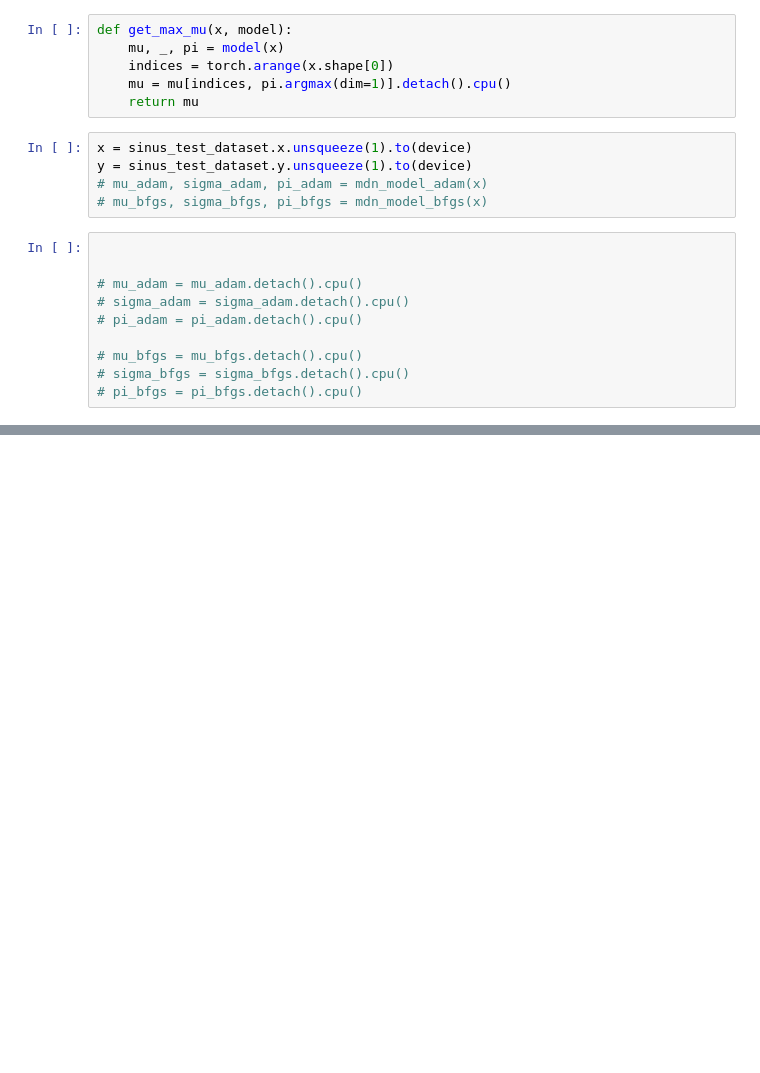
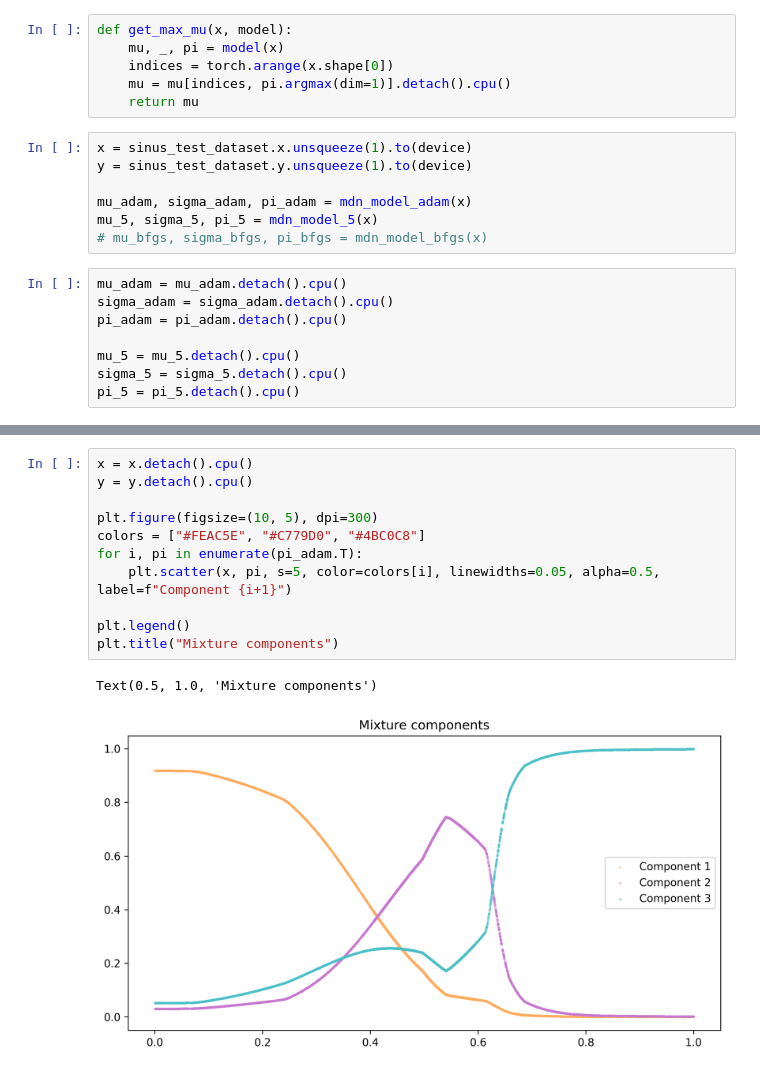
Before and after one commit to clementw168/mixture-density-net, a Jupyter notebook: misc.ipynb, the cells around one changed output, grey strips where cells are left out. Cells and saved outputs as stored; diff of their text form; blank space fills up the shorter version.

```diff
--- a/misc.ipynb
+++ b/misc.ipynb
@@ -170,16 +170,16 @@ def get_max_mu(x, model):
 # %%
 x = sinus_test_dataset.x.unsqueeze(1).to(device)
 y = sinus_test_dataset.y.unsqueeze(1).to(device)
-# mu_adam, sigma_adam, pi_adam = mdn_model_adam(x)
+
+mu_adam, sigma_adam, pi_adam = mdn_model_adam(x)
+mu_5, sigma_5, pi_5 = mdn_model_5(x)
 # mu_bfgs, sigma_bfgs, pi_bfgs = mdn_model_bfgs(x)
 # %%
+mu_adam = mu_adam.detach().cpu()
+sigma_adam = sigma_adam.detach().cpu()
+pi_adam = pi_adam.detach().cpu()
 
-
-# mu_adam = mu_adam.detach().cpu()
-# sigma_adam = sigma_adam.detach().cpu()
-# pi_adam = pi_adam.detach().cpu()
-
-# mu_bfgs = mu_bfgs.detach().cpu()
-# sigma_bfgs = sigma_bfgs.detach().cpu()
-# pi_bfgs = pi_bfgs.detach().cpu()
+mu_5 = mu_5.detach().cpu()
+sigma_5 = sigma_5.detach().cpu()
+pi_5 = pi_5.detach().cpu()
 # %%
@@ -216,0 +217,14 @@ plt.show()
+# %%
+x = x.detach().cpu()
+y = y.detach().cpu()
+
+plt.figure(figsize=(10, 5), dpi=300)
+colors = ["#FEAC5E", "#C779D0", "#4BC0C8"]
+for i, pi in enumerate(pi_adam.T):
+    plt.scatter(x, pi, s=5, color=colors[i], linewidths=0.05, alpha=0.5, label=f"Component {i+1}")
+
+plt.legend()
+plt.title("Mixture components")
+# %% [output]
+Text(0.5, 1.0, 'Mixture components')
+[figure, added]
```
Also changed, not shown: parts of 8 cells of this notebook.
